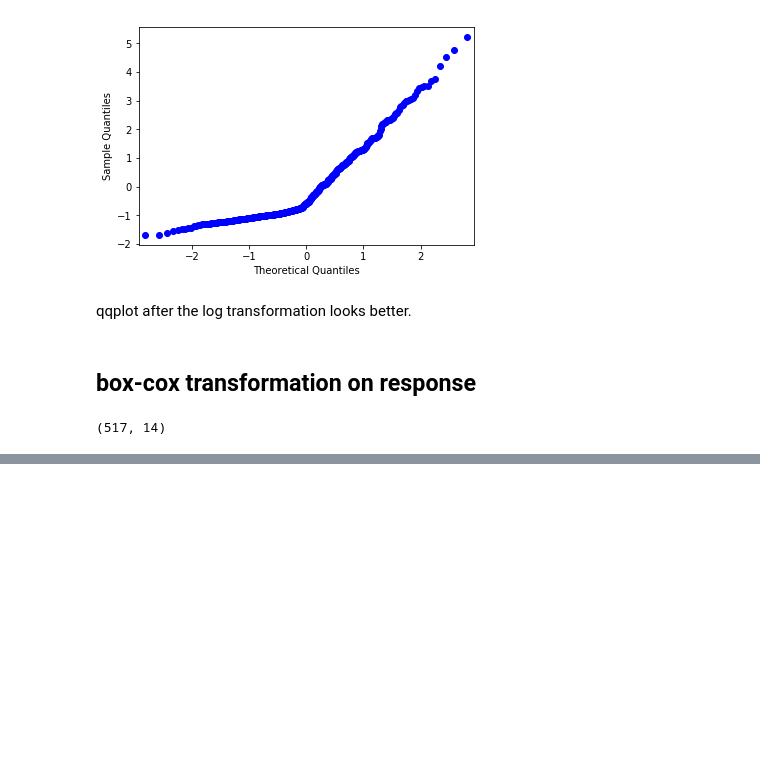
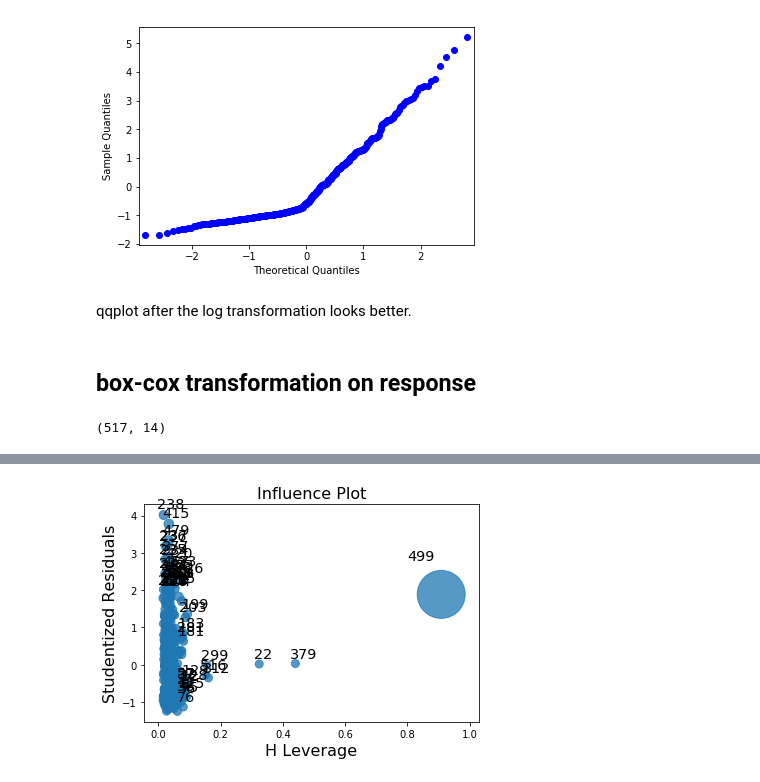
Before and after one commit to nithish08/forestfires, a Jupyter notebook: src/NB_Exploration.ipynb, the cells around one changed output, grey strips where cells are left out. Saved outputs shown, nothing was run; the diff lists cells and outputs as text; code cells hidden in the pictures; blank space fills up the shorter version.

```diff
--- a/src/NB_Exploration.ipynb
+++ b/src/NB_Exploration.ipynb
@@ -307,0 +367,4 @@ train_df , test_df = train_test_split(df , test_size=0.2,random_state=0) # 20% o
+# %%
+sm.graphics.influence_plot(reg).show()
+# %% [output]
+[figure, added]
```
Also changed, not shown: parts of 82 cells of this notebook.
